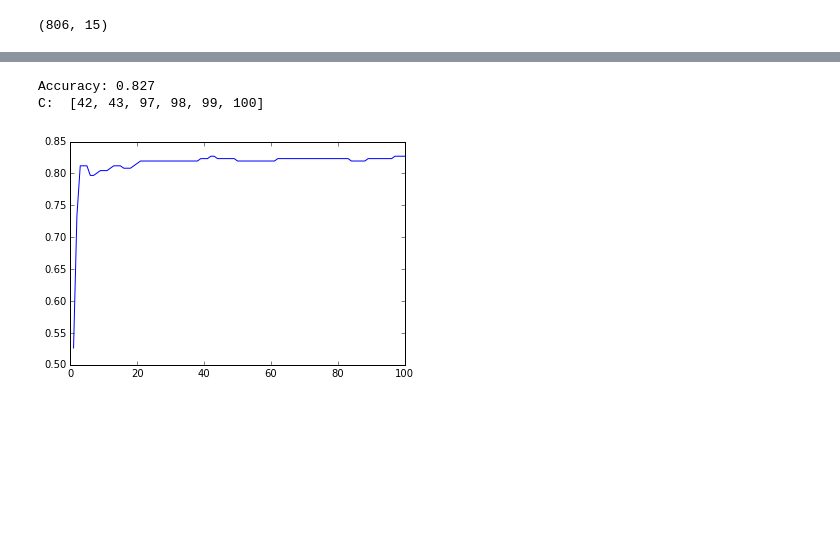
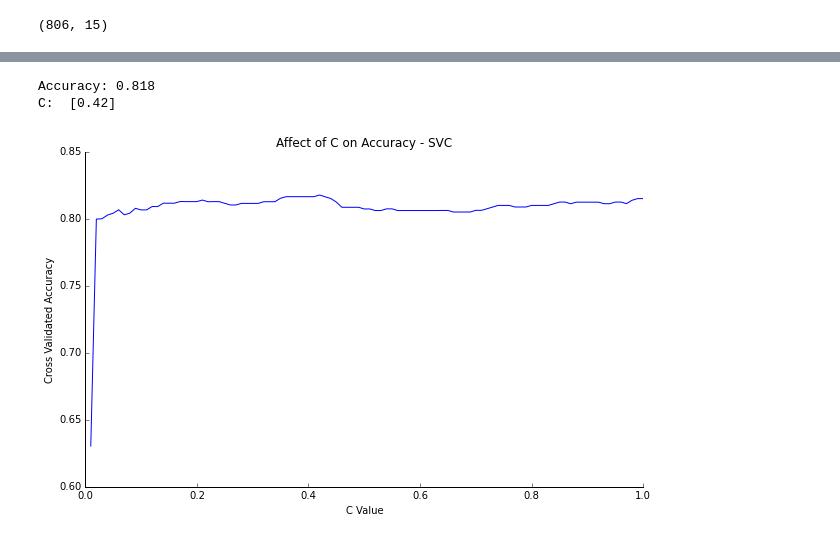
Before and after one commit to heart-disease-left-team/common_repo, a Jupyter notebook: trevor/McNulty-Book 4.ipynb, the cells around one changed output, grey strips where cells are left out. Saved outputs shown, nothing was run; the diff lists cells and outputs as text; code cells hidden in the pictures; blank space fills up the shorter version.

```diff
--- a/trevor/McNulty-Book 4.ipynb
+++ b/trevor/McNulty-Book 4.ipynb
@@ -432,16 +459,26 @@ asymptomatic_chest_pain :  0.682516347885
 # %%
 knn_accuracy = []
 max_k = cleaned_df.shape[1]
+ks = []
 #print max_k
 
 for k in range(1, max_k):
+    ks.append(k)
     neigh = KNeighborsClassifier(n_neighbors=k)
-    neigh.fit(X_training, y_training)
-    y_pred = neigh.predict(X_testing)
-    y_true = y_testing
-    knn_accuracy.append(accuracy_score(y_true, y_pred))
+    knn_accuracy.append(np.mean(cross_val_score(neigh, X, y, cv=50)))
 
-plt.plot(range(1, max_k), knn_accuracy)
+fig = plt.figure(figsize=(10,6), dpi=72, facecolor="white")
+axes = plt.subplot(111)
+axes.plot(ks, knn_accuracy)
+axes.spines['right'].set_color('none')
+axes.spines['top'].set_color('none')
+axes.xaxis.set_ticks_position('bottom')
+axes.yaxis.set_ticks_position('left')
+plt.title("Affect of k on Accuracy - kNN")
+plt.xticks(range(1,(max_k+1)))
+plt.xlabel("k Value")
+plt.ylabel("Cross Validated Accuracy")
+
 print "KNN Accuracy: %0.3f" % (max(knn_accuracy))
 print "K: ", [i+1 for i, j in enumerate(knn_accuracy) if j == max(knn_accuracy)]
 # %% [output]
@@ -538,19 +575,28 @@ AUC: 0.852
 # %%
 # explore the SVC model
 svc_accuracy = []
+cs = []
 
 for k in range(1, 101):
     c = .01 * k
+    cs.append(c)
     svc_model = SVC(C=c)
-    svc_model.fit(X_training, y_training)
-    y_pred = svc_model.predict(X_testing)
-    y_true = y_testing
-    svc_accuracy.append(accuracy_score(y_true, y_pred))
+    svc_accuracy.append(np.mean(cross_val_score(svc_model, X, y, cv=50)))
 
-plt.plot(range(1, 101), svc_accuracy)
+fig = plt.figure(figsize=(10,6), dpi=72, facecolor="white")
+axes = plt.subplot(111)
+axes.plot(cs, svc_accuracy)
+axes.spines['right'].set_color('none')
+axes.spines['top'].set_color('none')
+axes.xaxis.set_ticks_position('bottom')
+axes.yaxis.set_ticks_position('left')
+plt.title("Affect of C on Accuracy - SVC")
+plt.xlabel("C Value")
+plt.ylabel("Cross Validated Accuracy")
+
 print "Accuracy: %.3f" % (max(svc_accuracy))
-print "C: ", [i+1 for i, j in enumerate(svc_accuracy) if j == max(svc_accuracy)]
+print "C: ", [round(.01*(i+1),2) for i, j in enumerate(svc_accuracy) if j == max(svc_accuracy)]
 # %% [output]
-Accuracy: 0.827
-C:  [42, 43, 97, 98, 99, 100]
+Accuracy: 0.818
+C:  [0.42]
-[figure, old version]
+[figure, new version]
```
Also changed, not shown: parts of 26 cells of this notebook.
